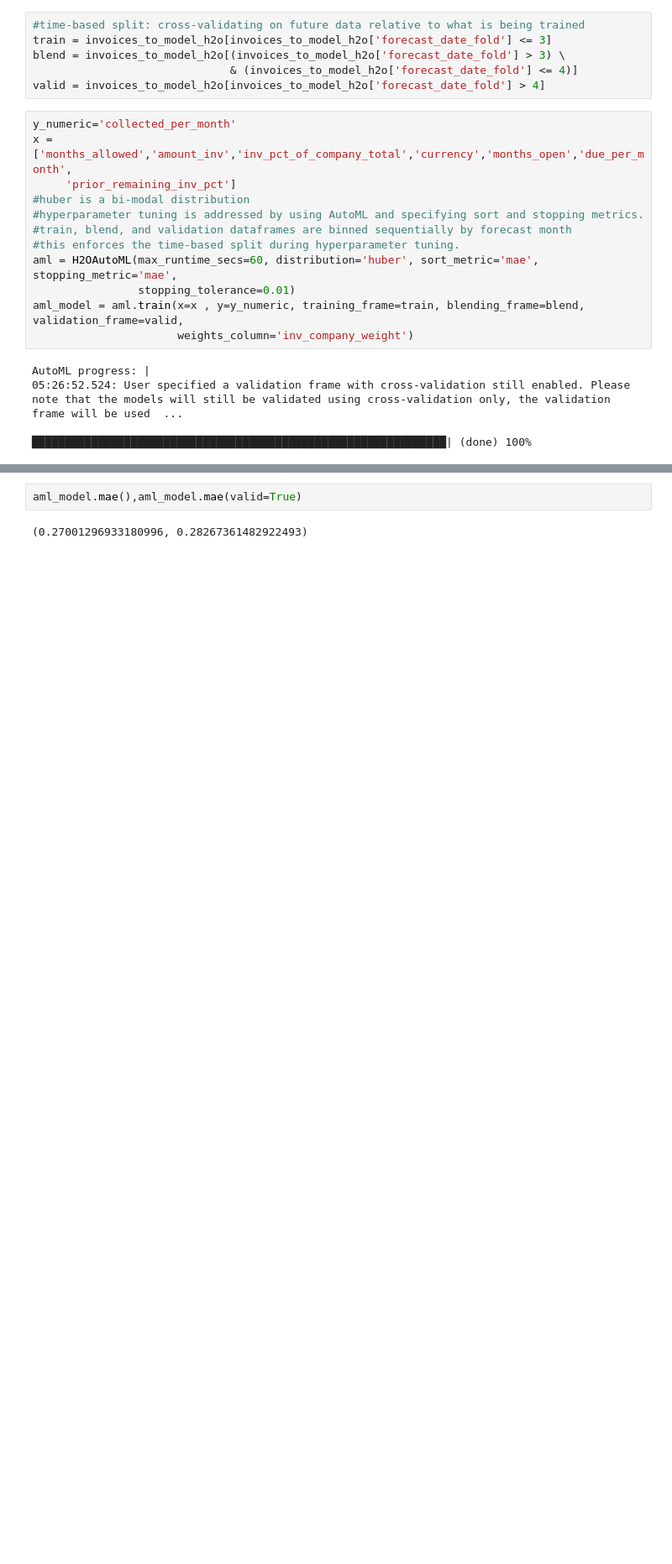
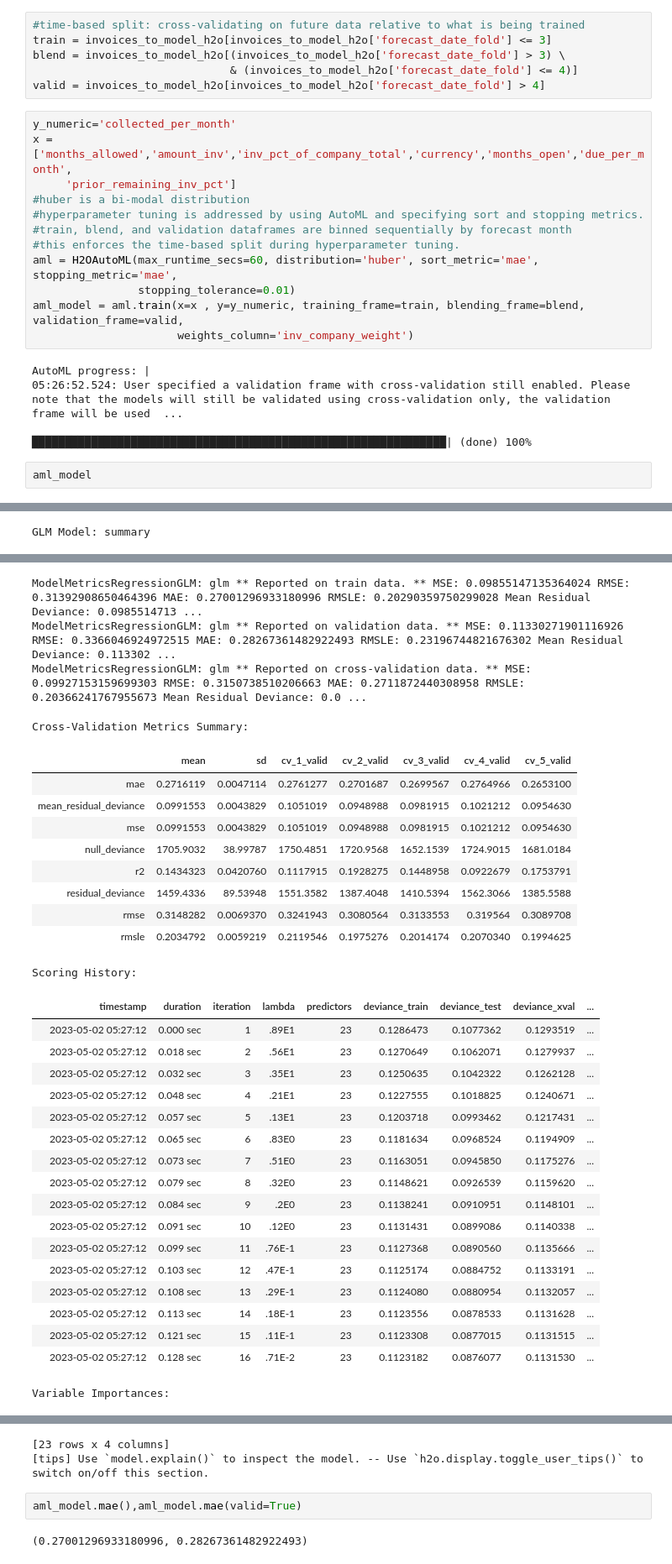
Before and after one commit to lauren7249/Data-Science-Take-Home-Project, a Jupyter notebook: data_analysis/files/exploratory.ipynb, the cells around one changed output, grey strips where cells are left out. Shown at 84% size. Saved outputs shown, nothing was run; the diff lists cells and outputs as text; blank space fills up the shorter version.

Commit message:
prediction test works

```diff
--- a/data_analysis/files/exploratory.ipynb
+++ b/data_analysis/files/exploratory.ipynb
@@ -973,3 +973,6 @@ AutoML progress: |
 05:26:52.524: User specified a validation frame with cross-validation still enabled. Please note that the models will still be validated using cross-validation only, the validation frame will be used  ...
 
 ███████████████████████████████████████████████████████████████| (done) 100%
+# %%
+aml_model
+# %% [output]
@@ -975,0 +980 @@ AutoML progress: |
+GLM Model: summary
@@ -975,0 +983,32 @@ AutoML progress: |
+ModelMetricsRegressionGLM: glm ** Reported on train data. ** MSE: 0.09855147135364024 RMSE: 0.31392908650464396 MAE: 0.27001296933180996 RMSLE: 0.20290359750299028 Mean Residual Deviance: 0.0985514713 ...
+ModelMetricsRegressionGLM: glm ** Reported on validation data. ** MSE: 0.11330271901116926 RMSE: 0.3366046924972515 MAE: 0.28267361482922493 RMSLE: 0.23196744821676302 Mean Residual Deviance: 0.113302 ...
+ModelMetricsRegressionGLM: glm ** Reported on cross-validation data. ** MSE: 0.09927153159699303 RMSE: 0.3150738510206663 MAE: 0.2711872440308958 RMSLE: 0.20366241767955673 Mean Residual Deviance: 0.0 ...
+Cross-Validation Metrics Summary:
+|  | mean | sd | cv_1_valid | cv_2_valid | cv_3_valid | cv_4_valid | cv_5_valid |
+| mae | 0.2716119 | 0.0047114 | 0.2761277 | 0.2701687 | 0.2699567 | 0.2764966 | 0.2653100 |
+| mean_residual_deviance | 0.0991553 | 0.0043829 | 0.1051019 | 0.0948988 | 0.0981915 | 0.1021212 | 0.0954630 |
+| mse | 0.0991553 | 0.0043829 | 0.1051019 | 0.0948988 | 0.0981915 | 0.1021212 | 0.0954630 |
+| null_deviance | 1705.9032 | 38.99787 | 1750.4851 | 1720.9568 | 1652.1539 | 1724.9015 | 1681.0184 |
+| r2 | 0.1434323 | 0.0420760 | 0.1117915 | 0.1928275 | 0.1448958 | 0.0922679 | 0.1753791 |
+| residual_deviance | 1459.4336 | 89.53948 | 1551.3582 | 1387.4048 | 1410.5394 | 1562.3066 | 1385.5588 |
+| rmse | 0.3148282 | 0.0069370 | 0.3241943 | 0.3080564 | 0.3133553 | 0.319564 | 0.3089708 |
+| rmsle | 0.2034792 | 0.0059219 | 0.2119546 | 0.1975276 | 0.2014174 | 0.2070340 | 0.1994625 |
+Scoring History:
+|  | timestamp | duration | iteration | lambda | predictors | deviance_train | deviance_test | deviance_xval | ... |
+|  | 2023-05-02 05:27:12 | 0.000 sec | 1 | .89E1 | 23 | 0.1286473 | 0.1077362 | 0.1293519 | ... |
+|  | 2023-05-02 05:27:12 | 0.018 sec | 2 | .56E1 | 23 | 0.1270649 | 0.1062071 | 0.1279937 | ... |
+|  | 2023-05-02 05:27:12 | 0.032 sec | 3 | .35E1 | 23 | 0.1250635 | 0.1042322 | 0.1262128 | ... |
+|  | 2023-05-02 05:27:12 | 0.048 sec | 4 | .21E1 | 23 | 0.1227555 | 0.1018825 | 0.1240671 | ... |
+|  | 2023-05-02 05:27:12 | 0.057 sec | 5 | .13E1 | 23 | 0.1203718 | 0.0993462 | 0.1217431 | ... |
+|  | 2023-05-02 05:27:12 | 0.065 sec | 6 | .83E0 | 23 | 0.1181634 | 0.0968524 | 0.1194909 | ... |
+|  | 2023-05-02 05:27:12 | 0.073 sec | 7 | .51E0 | 23 | 0.1163051 | 0.0945850 | 0.1175276 | ... |
+|  | 2023-05-02 05:27:12 | 0.079 sec | 8 | .32E0 | 23 | 0.1148621 | 0.0926539 | 0.1159620 | ... |
+|  | 2023-05-02 05:27:12 | 0.084 sec | 9 | .2E0 | 23 | 0.1138241 | 0.0910951 | 0.1148101 | ... |
+|  | 2023-05-02 05:27:12 | 0.091 sec | 10 | .12E0 | 23 | 0.1131431 | 0.0899086 | 0.1140338 | ... |
+|  | 2023-05-02 05:27:12 | 0.099 sec | 11 | .76E-1 | 23 | 0.1127368 | 0.0890560 | 0.1135666 | ... |
+|  | 2023-05-02 05:27:12 | 0.103 sec | 12 | .47E-1 | 23 | 0.1125174 | 0.0884752 | 0.1133191 | ... |
+|  | 2023-05-02 05:27:12 | 0.108 sec | 13 | .29E-1 | 23 | 0.1124080 | 0.0880954 | 0.1132057 | ... |
+|  | 2023-05-02 05:27:12 | 0.113 sec | 14 | .18E-1 | 23 | 0.1123556 | 0.0878533 | 0.1131628 | ... |
+|  | 2023-05-02 05:27:12 | 0.121 sec | 15 | .11E-1 | 23 | 0.1123308 | 0.0877015 | 0.1131515 | ... |
+|  | 2023-05-02 05:27:12 | 0.128 sec | 16 | .71E-2 | 23 | 0.1123182 | 0.0876077 | 0.1131530 | ... |
+Variable Importances:
@@ -976,3 +1032,5 @@ AutoML progress: |
+[23 rows x 4 columns]
+[tips] Use `model.explain()` to inspect the model. -- Use `h2o.display.toggle_user_tips()` to switch on/off this section.
 # %%
 aml_model.mae(),aml_model.mae(valid=True)
 # %% [output]
```
Also changed, not shown: parts of 1 cell of this notebook, 2 other files.
